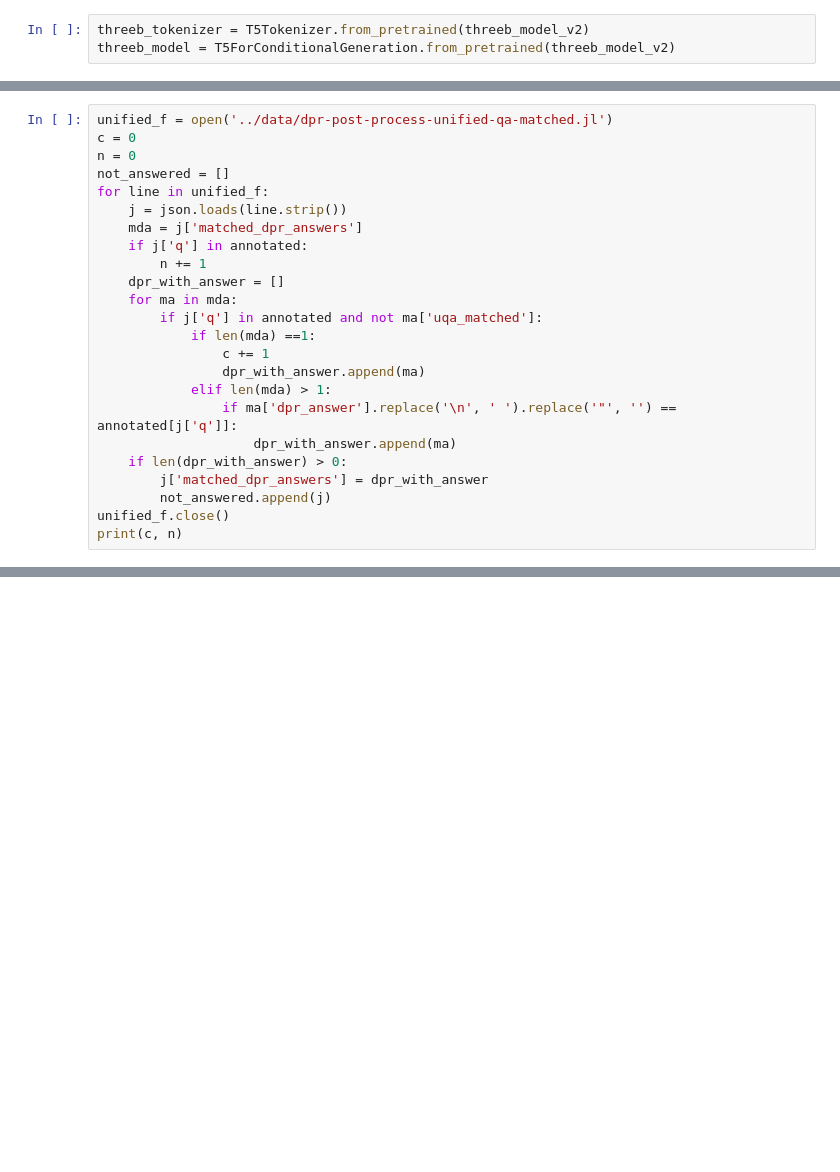
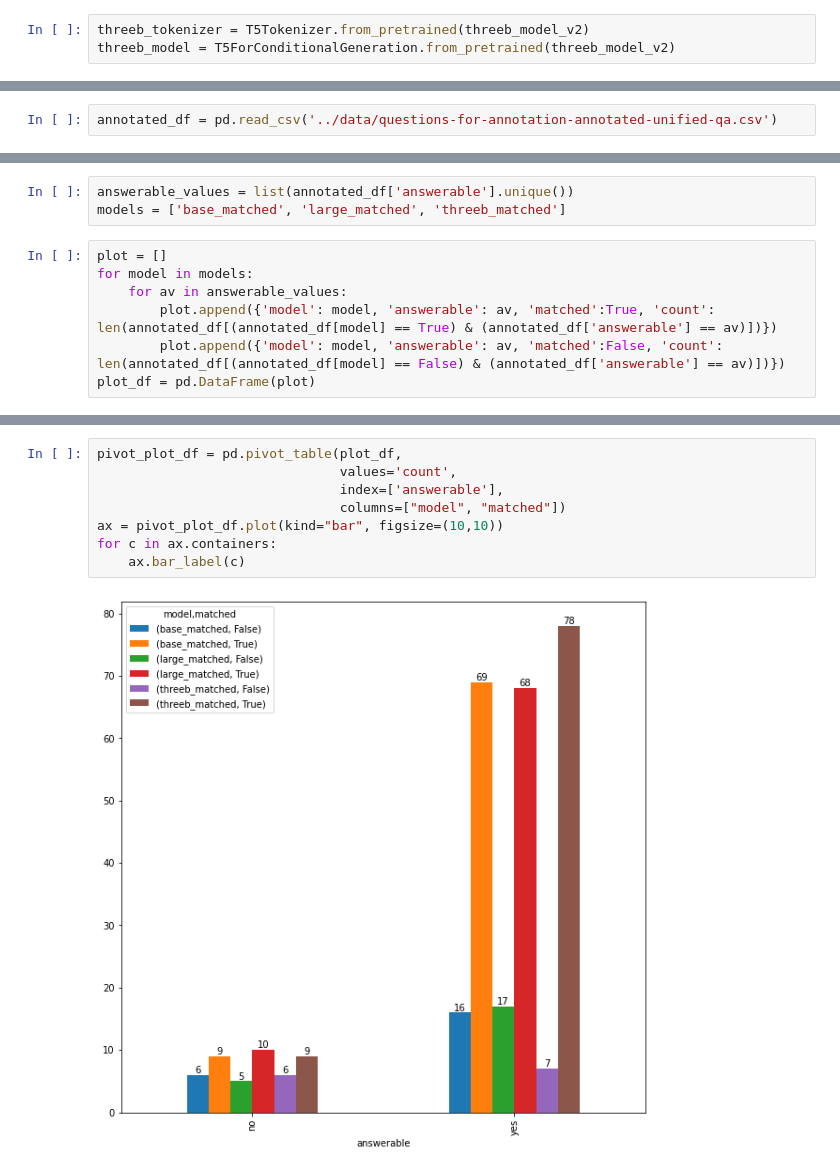
Before and after one commit to usc-isi-i2/time-qualifier-prediction, a Jupyter notebook: notebooks/different-unified-qa-models.ipynb, the cells around one changed output, grey strips where cells are left out. Cells and saved outputs as stored; diff of their text form; blank space fills up the shorter version.

```diff
--- a/notebooks/different-unified-qa-models.ipynb
+++ b/notebooks/different-unified-qa-models.ipynb
@@ -30 +122,3 @@ annotated_f.close()
+# %%
+annotated_df = pd.read_csv('../data/questions-for-annotation-annotated-unified-qa.csv')
 # %%
@@ -38,24 +127,0 @@ annotated['when did Joe Scarborough marry Mika?']
-# %%
-unified_f = open('../data/dpr-post-process-unified-qa-matched.jl')
-c = 0
-n = 0
-not_answered = []
-for line in unified_f:
-    j = json.loads(line.strip())
-    mda = j['matched_dpr_answers']
-    if j['q'] in annotated:
-        n += 1
-    dpr_with_answer = []
-    for ma in mda:
-        if j['q'] in annotated and not ma['uqa_matched']:
-            if len(mda) ==1:
-                c += 1
-                dpr_with_answer.append(ma)
-            elif len(mda) > 1:
-                if ma['dpr_answer'].replace('\n', ' ').replace('"', '') == annotated[j['q']]:
-                    dpr_with_answer.append(ma)
-    if len(dpr_with_answer) > 0:
-        j['matched_dpr_answers'] = dpr_with_answer
-        not_answered.append(j)
-unified_f.close()
-print(c, n)
@@ -162,0 +141,10 @@ large_answers  = run_unified_qa(large_tokenizer, large_model)
+# %%
+answerable_values = list(annotated_df['answerable'].unique())
+models = ['base_matched', 'large_matched', 'threeb_matched']
+# %%
+plot = []
+for model in models:
+    for av in answerable_values:
+        plot.append({'model': model, 'answerable': av, 'matched':True, 'count': len(annotated_df[(annotated_df[model] == True) & (annotated_df['answerable'] == av)])})
+        plot.append({'model': model, 'answerable': av, 'matched':False, 'count': len(annotated_df[(annotated_df[model] == False) & (annotated_df['answerable'] == av)])})
+plot_df = pd.DataFrame(plot)
@@ -162,0 +159,10 @@ large_answers  = run_unified_qa(large_tokenizer, large_model)
+# %%
+pivot_plot_df = pd.pivot_table(plot_df,
+                               values='count',
+                               index=['answerable'],
+                               columns=["model", "matched"])
+ax = pivot_plot_df.plot(kind="bar", figsize=(10,10))
+for c in ax.containers:
+    ax.bar_label(c)
+# %% [output]
+[figure, added]
```
Also changed, not shown: parts of 29 cells of this notebook, 5 other files.
